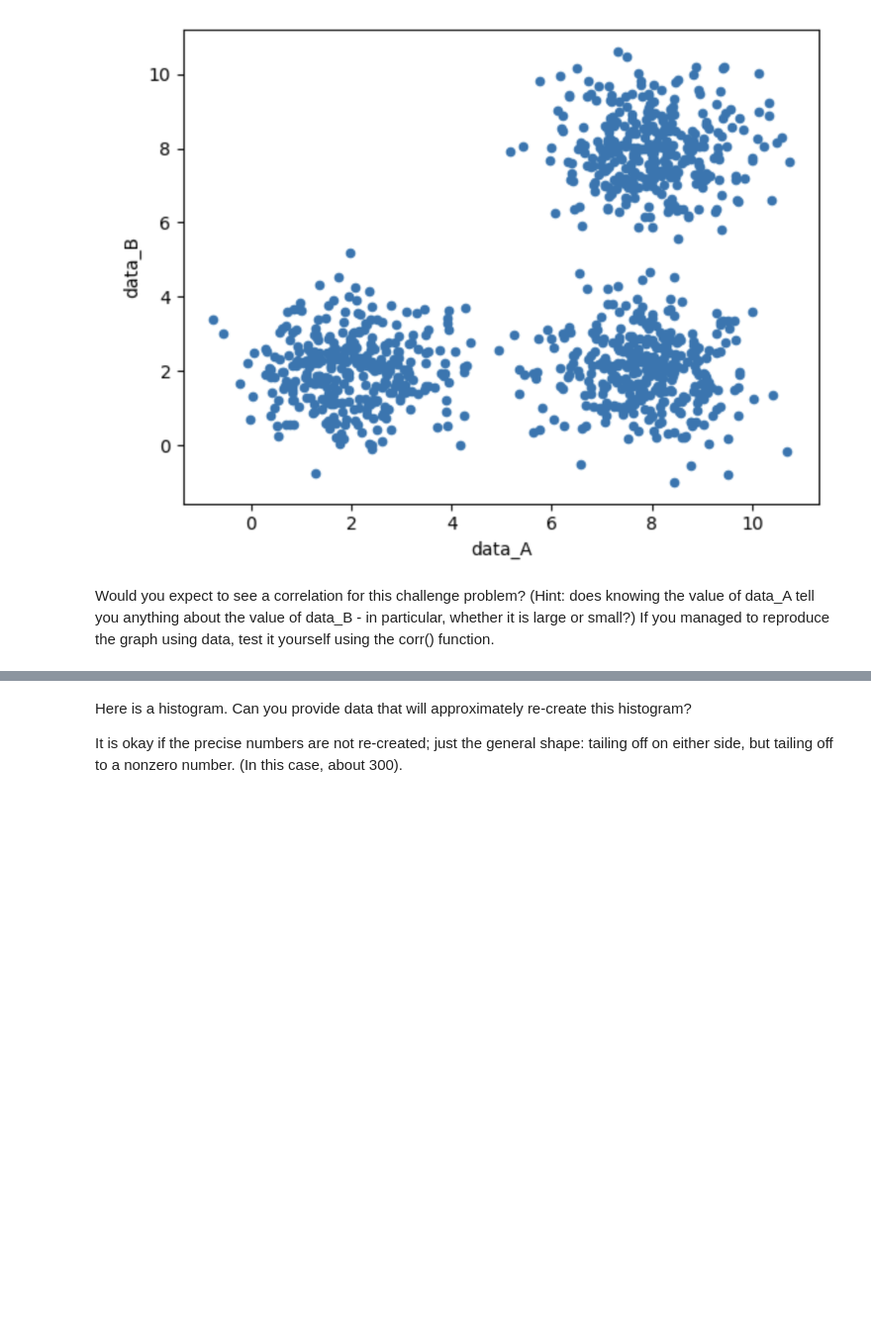
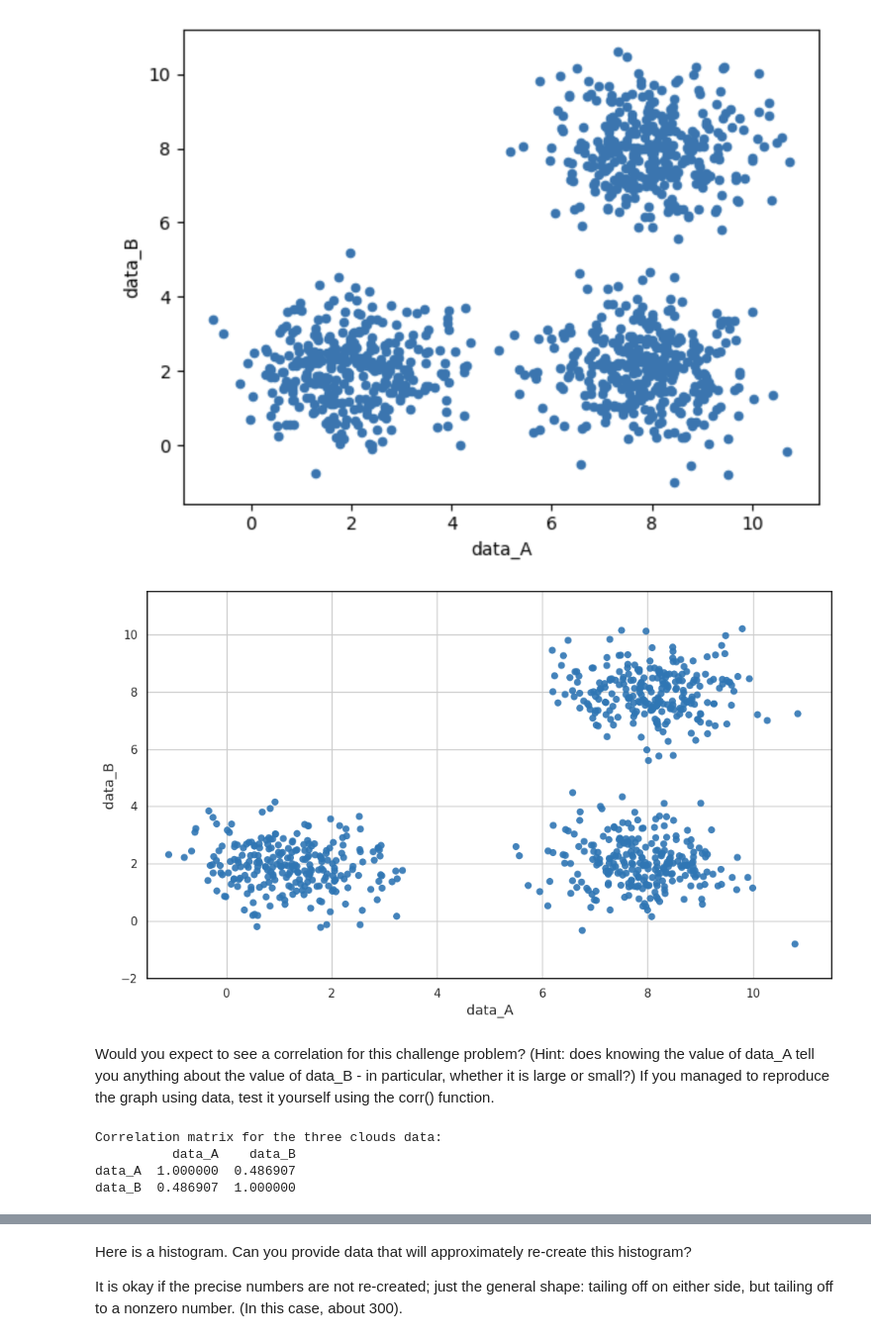
Before and after one commit to salil82/Module-B-semester-2, a Jupyter notebook: OMDS-ModB2-Week5-Deshpande-Salil.ipynb, the cells around one changed output, grey strips where cells are left out. Shown at 99% size. Cells and saved outputs as stored; diff of their text form; code cells hidden in the pictures; blank space fills up the shorter version.

```diff
--- a/OMDS-ModB2-Week5-Deshpande-Salil.ipynb
+++ b/OMDS-ModB2-Week5-Deshpande-Salil.ipynb
@@ -238,5 +238,80 @@ from IPython.display import Image
 Image("threeclouds.png")
 # %% [output]
 [figure]
+# %%
+import numpy as np
+import matplotlib.pyplot as plt
+import seaborn as sns
+
+# Reproducible
+np.random.seed(0)
+
+# Parameters
+n_per_cluster = 250
+
+# Cluster 1: left-middle (x ~ 1, y ~ 2)
+x1 = np.random.normal(loc=1.2, scale=0.9, size=n_per_cluster)
+y1 = np.random.normal(loc=2.0, scale=0.8, size=n_per_cluster)
+
+# Cluster 2: right-middle (x ~ 8, y ~ 2)
+x2 = np.random.normal(loc=8.0, scale=0.8, size=n_per_cluster)
+y2 = np.random.normal(loc=2.0, scale=0.9, size=n_per_cluster)
+
+# Cluster 3: top-right (x ~ 8, y ~ 8)
+x3 = np.random.normal(loc=8.0, scale=0.9, size=n_per_cluster)
+y3 = np.random.normal(loc=8.0, scale=0.8, size=n_per_cluster)
+
+# Combine
+x = np.concatenate([x1, x2, x3])
+y = np.concatenate([y1, y2, y3])
+
+# Add a few scattered outliers for realism
+out_x = np.array([-0.6, 10.8, 5.5, 9.8, 0.5])
+out_y = np.array([3.1, -0.8, 2.6, 10.2, 0.2])
+x = np.concatenate([x, out_x])
+y = np.concatenate([y, out_y])
+
+# Plot styling (seaborn white background similar to example)
+sns.set(style="whitegrid", rc={"axes.facecolor": "white"})
+plt.figure(figsize=(10, 6))
+
+plt.scatter(x, y,
+            s=45,            # marker size similar to image
+            color="#2f76b4", # seaborn/matplotlib blue
+            alpha=0.9,
+            edgecolors="none")
+
+# Labels
+plt.xlabel("data_A", fontsize=13)
+plt.ylabel("data_B", fontsize=13)
+
+# Axis limits chosen to match the example layout
+plt.xlim(-1.5, 11.5)
+plt.ylim(-2.0, 11.5)
+
+# Ticks styling
+plt.xticks(fontsize=11)
+plt.yticks(fontsize=11)
+
+# Thin black border around axes
+ax = plt.gca()
+for spine in ax.spines.values():
+    spine.set_linewidth(1.2)
+    spine.set_edgecolor("black")
+
+plt.tight_layout()
+plt.show()
+# %% [output]
+[figure, added]
 # %% [markdown]
 Would you expect to see a correlation for this challenge problem?  (Hint: does knowing the value of data_A tell you anything about the value of data_B - in particular, whether it is large or small?)  If you managed to reproduce the graph using data, test it yourself using the corr() function.
+# %%
+import pandas as pd
+df_three_clouds = pd.DataFrame({'data_A': x, 'data_B': y})
+print("Correlation matrix for the three clouds data:")
+print(df_three_clouds.corr())
+# %% [output]
+Correlation matrix for the three clouds data:
+          data_A    data_B
+data_A  1.000000  0.486907
+data_B  0.486907  1.000000
```
Also changed, not shown: parts of 4 cells of this notebook.
